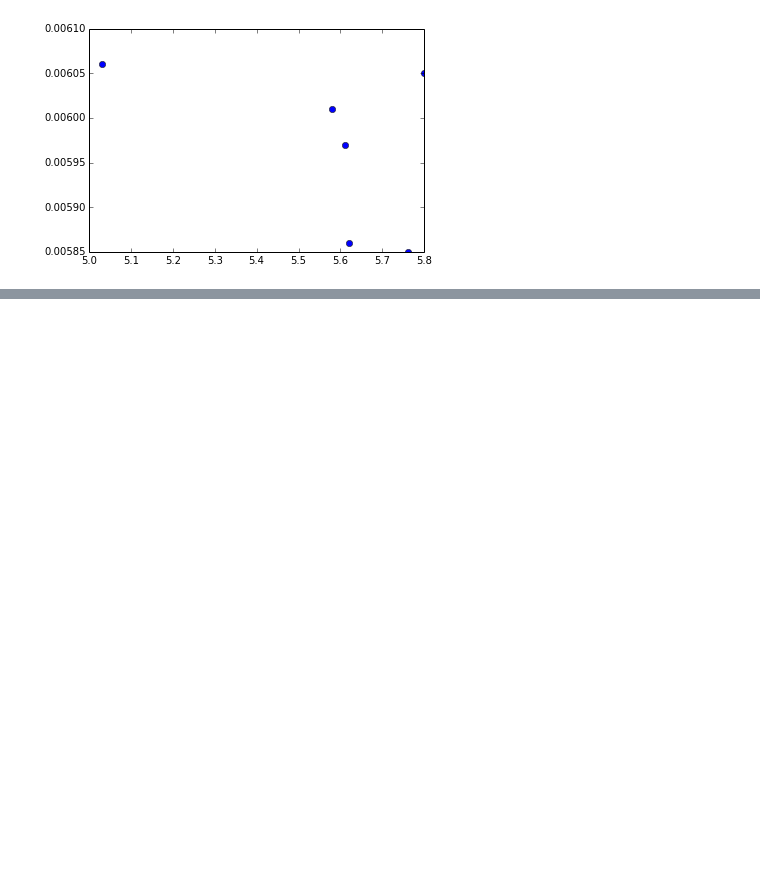
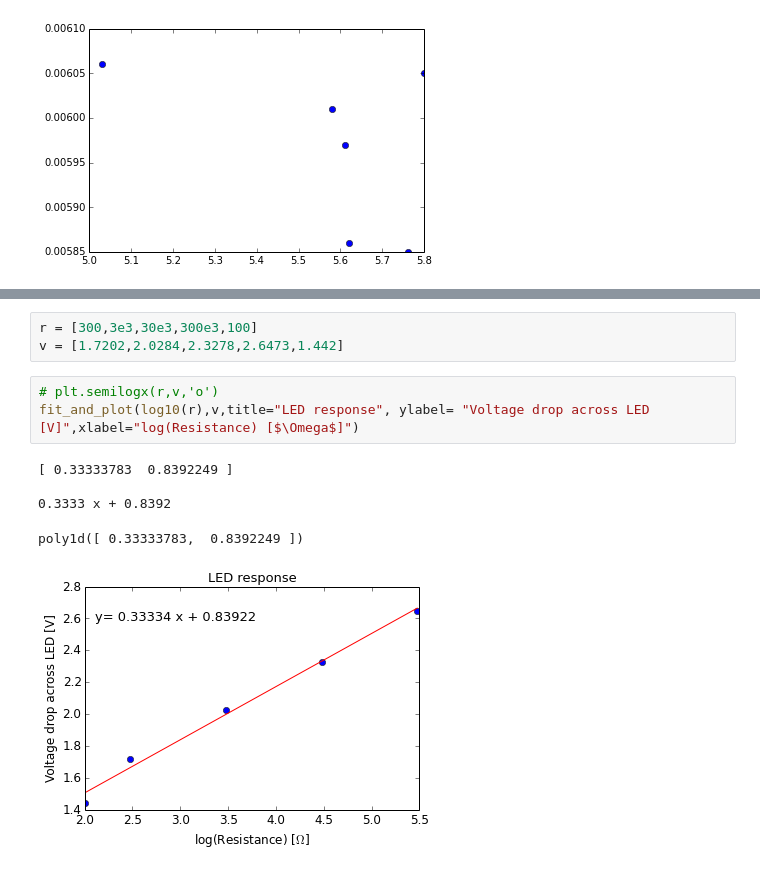
Before and after one commit to dorisjlee/111BSClab, a Jupyter notebook: lab3/Lab3.ipynb, the cells around one changed output, grey strips where cells are left out. Saved outputs shown, nothing was run; the diff lists cells and outputs as text; blank space fills up the shorter version.

```diff
--- a/lab3/Lab3.ipynb
+++ b/lab3/Lab3.ipynb
@@ -102,0 +134,12 @@ plt.plot(v,i,'o')
+# %%
+r = [300,3e3,30e3,300e3,100]
+v = [1.7202,2.0284,2.3278,2.6473,1.442]
+# %%
+# plt.semilogx(r,v,'o')
+fit_and_plot(log10(r),v,title="LED response", ylabel= "Voltage drop across LED [V]",xlabel="log(Resistance) [$\Omega$]")
+# %% [output]
+[ 0.33333783  0.8392249 ]
+
+0.3333 x + 0.8392
+poly1d([ 0.33333783,  0.8392249 ])
+[figure, added]
```
Also changed, not shown: parts of 19 cells of this notebook, 21 other files.
